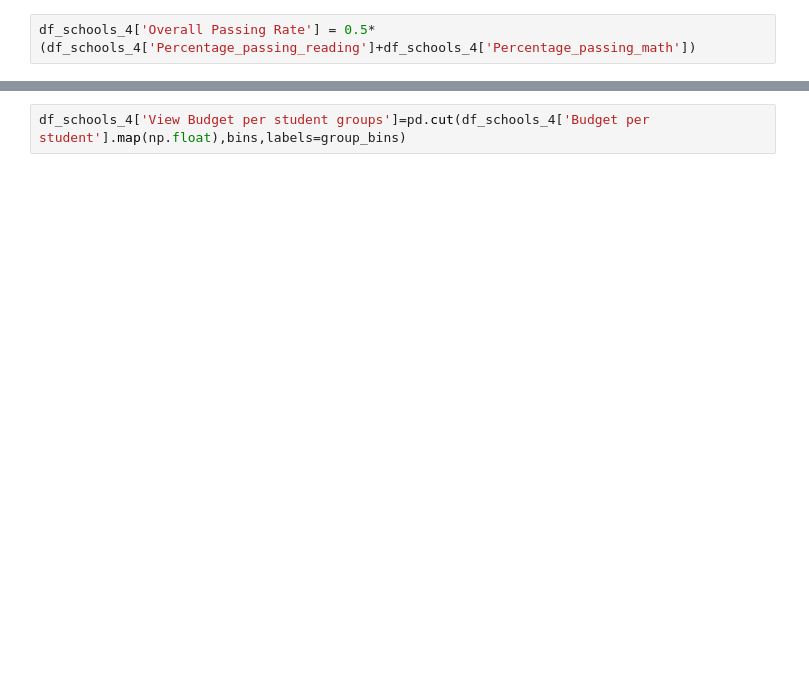
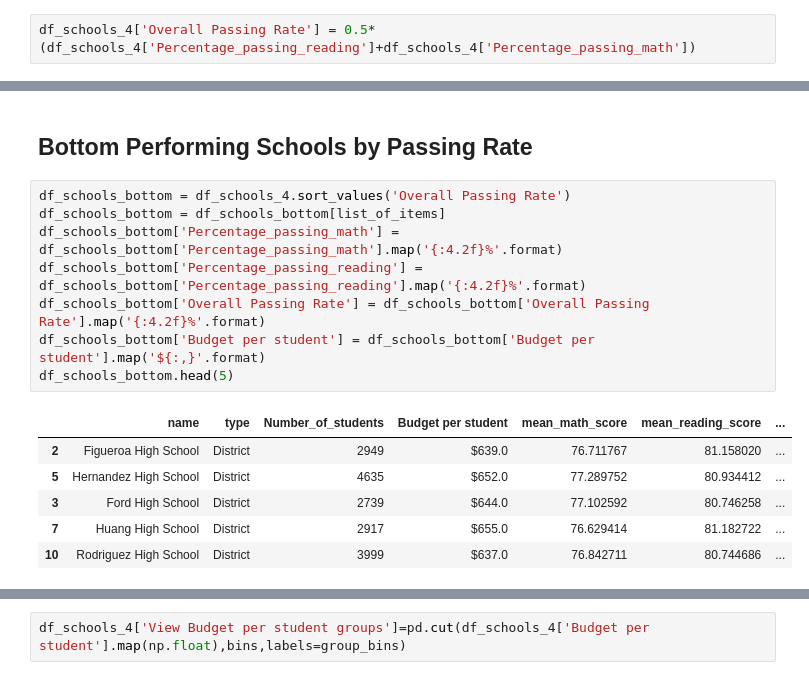
Before and after one commit to paulgarias/pandasHW4, a Jupyter notebook: PyCitySchools/PyCitySchools_Notebook.ipynb, the cells around one changed output, grey strips where cells are left out. Cells and saved outputs as stored; diff of their text form; blank space fills up the shorter version.

```diff
--- a/PyCitySchools/PyCitySchools_Notebook.ipynb
+++ b/PyCitySchools/PyCitySchools_Notebook.ipynb
@@ -105,0 +108,17 @@ df_schools_bottom.head()
+# %% [markdown]
+## Bottom Performing Schools by Passing Rate
+# %%
+df_schools_bottom = df_schools_4.sort_values('Overall Passing Rate')
+df_schools_bottom = df_schools_bottom[list_of_items]
+df_schools_bottom['Percentage_passing_math'] = df_schools_bottom['Percentage_passing_math'].map('{:4.2f}%'.format)
+df_schools_bottom['Percentage_passing_reading'] = df_schools_bottom['Percentage_passing_reading'].map('{:4.2f}%'.format)
+df_schools_bottom['Overall Passing Rate'] = df_schools_bottom['Overall Passing Rate'].map('{:4.2f}%'.format)
+df_schools_bottom['Budget per student'] = df_schools_bottom['Budget per student'].map('${:,}'.format)
+df_schools_bottom.head(5)
+# %% [output]
+|  | name | type | Number_of_students | Budget per student | mean_math_score | mean_reading_score | ... |
+| 2 | Figueroa High School | District | 2949 | $639.0 | 76.711767 | 81.158020 | ... |
+| 5 | Hernandez High School | District | 4635 | $652.0 | 77.289752 | 80.934412 | ... |
+| 3 | Ford High School | District | 2739 | $644.0 | 77.102592 | 80.746258 | ... |
+| 7 | Huang High School | District | 2917 | $655.0 | 76.629414 | 81.182722 | ... |
+| 10 | Rodriguez High School | District | 3999 | $637.0 | 76.842711 | 80.744686 | ... |
```
Also changed, not shown: parts of 22 cells of this notebook.
